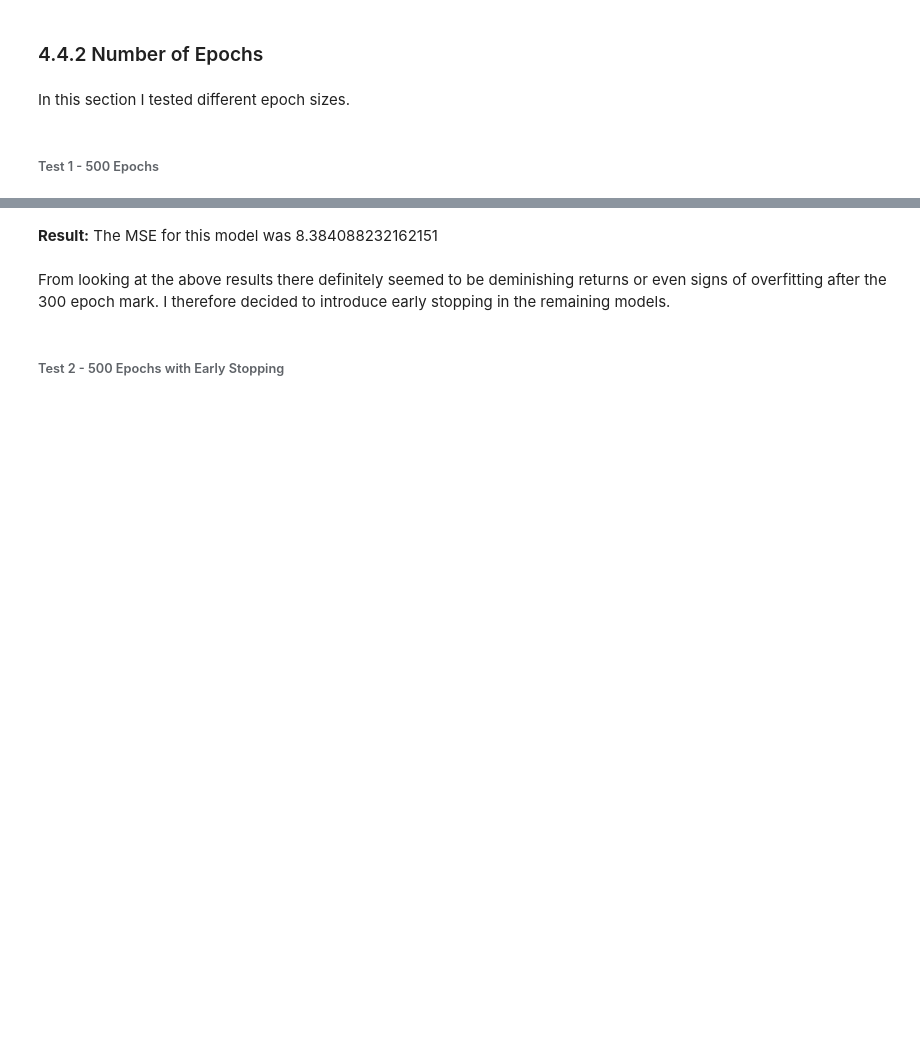
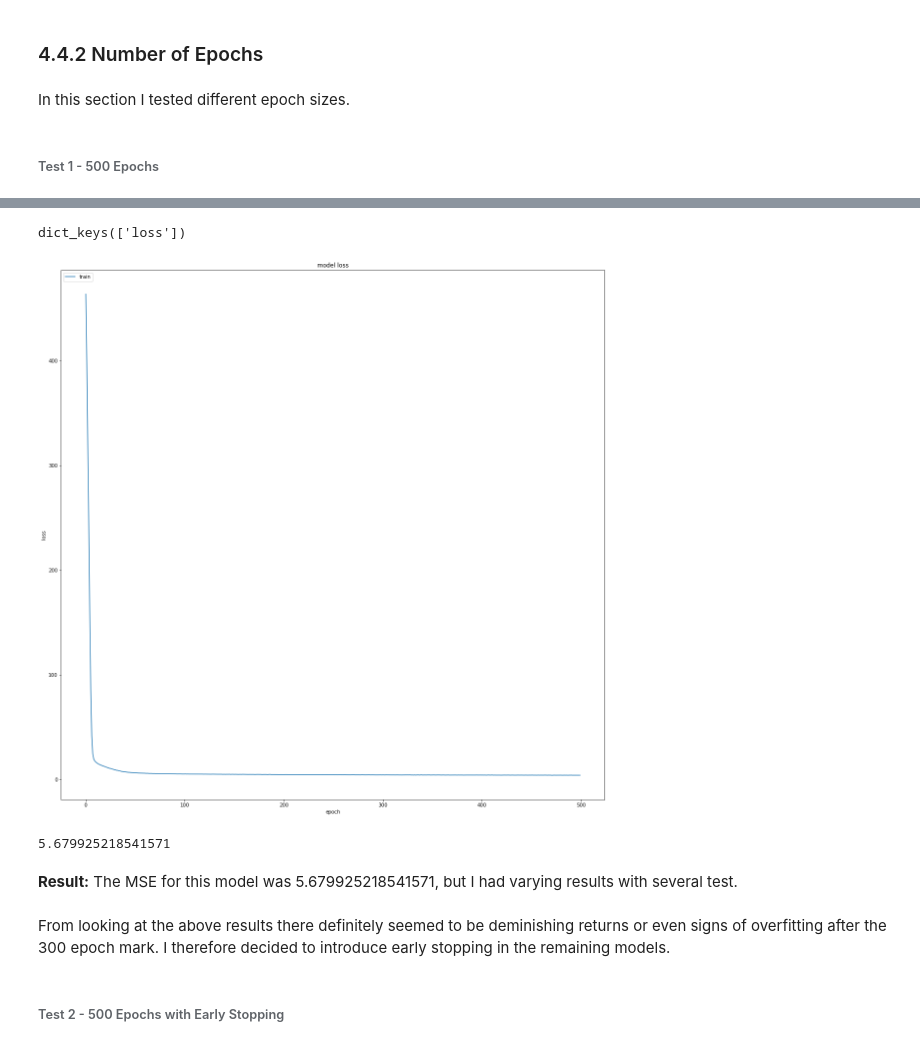
Before and after one commit to ConorHogan/MachineLearning-and-Statistics-Project, a Jupyter notebook: Machine-Learning-and-Statistics-Project-Notebook.ipynb, the cells around one changed output, grey strips where cells are left out. Saved outputs shown, nothing was run; the diff lists cells and outputs as text; code cells hidden in the pictures; blank space fills up the shorter version.

```diff
--- a/Machine-Learning-and-Statistics-Project-Notebook.ipynb
+++ b/Machine-Learning-and-Statistics-Project-Notebook.ipynb
@@ -1189,16 +1189,16 @@ In this section I tested different epoch sizes.
 ###### Test 1 - 500 Epochs
 # %%
 # Test 1
-# m = ks.models.Sequential()
-# m.add(ks.layers.Dense(13, input_dim=13, activation="relu"))
-# m.add(ks.layers.Dense(1))
+m = ks.models.Sequential()
+m.add(ks.layers.Dense(13, input_dim=13, activation="relu"))
+m.add(ks.layers.Dense(1))
 
-# m.compile(loss="mean_squared_error", optimizer="adam")
+m.compile(loss="mean_squared_error", optimizer="adam")
 
-# history = m.fit(x_train, y_train, epochs=500, batch_size=2)
+history = m.fit(x_train, y_train, epochs=500, batch_size=2)
 
-# epoch_test1_prediction = m.predict(x_test).T
+epoch_test1_prediction = m.predict(x_test).T
 
-# MedianVal_real = y_test.as_matrix().astype(np.float32)
+MedianVal_real = y_test.as_matrix().astype(np.float32)
 
-# result_epochv1 = m.evaluate(x_test, y_test)
+result_epochv1 = m.evaluate(x_test, y_test)
@@ -1205,9 +1223,13 @@ In this section I tested different epoch sizes.
 # %%
-# print(history.history.keys())
+print(history.history.keys())
+# %% [output]
+dict_keys(['loss'])
 # %%
-# pyplt.plot(history.history['loss'])
-# pyplt.title('model loss')
-# pyplt.ylabel('loss')
-# pyplt.xlabel('epoch')
-# pyplt.legend(['train', 'test'], loc='upper left')
-# pyplt.show()
+pyplt.plot(history.history['loss'])
+pyplt.title('model loss')
+pyplt.ylabel('loss')
+pyplt.xlabel('epoch')
+pyplt.legend(['train', 'test'], loc='upper left')
+pyplt.show()
+# %% [output]
+[figure, added]
@@ -1216,5 +1236,9 @@ In this section I tested different epoch sizes.
+# %%
+result_epochv1
+# %% [output]
+5.679925218541571
 # %% [markdown]
-**Result:** The MSE for this model was 8.384088232162151
+**Result:** The MSE for this model was 5.679925218541571, but I had varying results with several test.
 # %% [markdown]
 From looking at the above results there definitely seemed to be deminishing returns or even signs of overfitting after the 300 epoch mark. I therefore decided to introduce early stopping in the remaining models.
 # %% [markdown]
```
Also changed, not shown: parts of 62 cells of this notebook, 1 other file.
